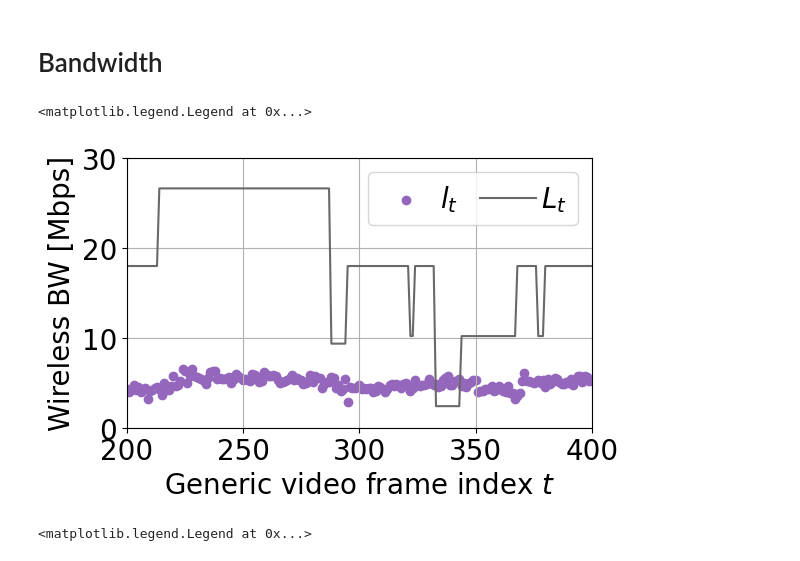
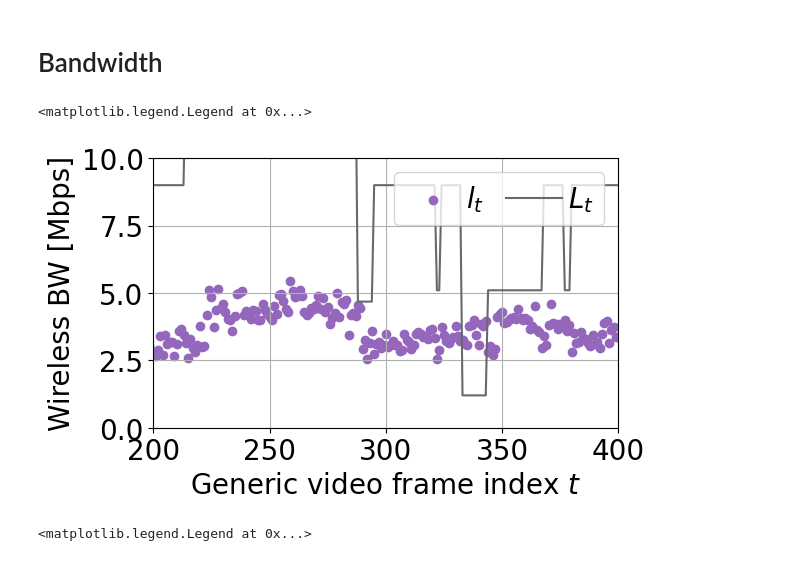
Before and after one commit to Rexyyj/split_DNN_framework, a Jupyter notebook: dynamic_framework_v2/plots/map_drop_journal_v4_bev.ipynb, the cells around one changed output. Saved outputs shown, nothing was run; the diff lists cells and outputs as text; code cells hidden in the pictures.

```diff
--- a/dynamic_framework_v2/plots/map_drop_journal_v4_bev.ipynb
+++ b/dynamic_framework_v2/plots/map_drop_journal_v4_bev.ipynb
@@ -26,9 +26,9 @@ map_df = pd.read_csv("../measurements_bev/test_mtl_5/map.csv")
 cha_df = pd.read_csv("../measurements_bev/test_mtl_5/characteristic.csv")
 mag_df = pd.read_csv("../measurements_bev/test_mtl_5/manager.csv")
 
-jpeg_map_df = pd.read_csv("../measurements_bev/test_ltl_15/map.csv")
-jpeg_cha_df = pd.read_csv("../measurements_bev/test_ltl_15/characteristic.csv")
-jpeg_mag_df = pd.read_csv("../measurements_bev/test_ltl_15/manager.csv")
+jpeg_map_df = pd.read_csv("../measurements_bev/test_ltl_15_1/map.csv")
+jpeg_cha_df = pd.read_csv("../measurements_bev/test_ltl_15_1/characteristic.csv")
+jpeg_mag_df = pd.read_csv("../measurements_bev/test_ltl_15_1/manager.csv")
 
 no_map_df = pd.read_csv("../measurements_bev/test_mtl_hl_5/map.csv")
 no_cha_df = pd.read_csv("../measurements_bev/test_mtl_hl_5/characteristic.csv")
@@ -332,31 +332,31 @@ mag_df.head()
 # %%
 fig, ax1 = plt.subplots(figsize=(6, 3.5))
 ax1.scatter(cha_df["frame_id"].to_numpy(),jpeg_cha_df["consumed_bw"]/1e6,color="tab:purple",label="$l_t$")
 # ax1.scatter(cha_df["frame_id"].to_numpy(),cha_df["consumed_bw"]/1e6,color="tab:cyan",label="Scen-2")
 # ax1.scatter(cha_df["frame_id"].to_numpy(),no_cha_df["consumed_bw"]/1e6,color="tab:olive",label="Scen-3")
-ax1.plot(cha_df["frame_id"].to_numpy(),cha_df["bandwidth"]/1e6, color='dimgray', label="$L_t$")
+ax1.plot(cha_df["frame_id"].to_numpy(),jpeg_cha_df["bandwidth"]/1e6, color='dimgray', label="$L_t$")
 
 # ax2 = ax1.twinx()
 # color = 'dimgray'
 # ax2.set_ylabel('Avail. BW $L_t$ [Mbps]', color=color)  # we already handled the x-label with ax1
 # ax2.plot(cha_df["frame_id"].to_numpy(),cha_df["bandwidth"]/1e6, color=color)
 # ax2.tick_params(axis='y', labelcolor=color)
 
 ax1.set_xlim([200,400])
-ax1.set_ylim([0,30])
+ax1.set_ylim([0,10])
 # ax2.set_ylim([0,10])
 # ax1.legend(ncol=3,loc='lower center', bbox_to_anchor=(0.5, -0.35),fontsize=16)
 ax1.grid()
 ax1.set_xlabel("Generic video frame index $t$")
 ax1.set_ylabel("Wireless BW [Mbps]")
 ax1.legend(ncol=2, loc="upper right",fontsize=20,columnspacing=0.8,handletextpad=0.2)
 
 
 # plt.autoscale(axis="x",tight=True)
 # plt.savefig("../figures/bandwidth_scen1.pdf", bbox_inches='tight')
 # %% [output]
 <matplotlib.legend.Legend at 0x...>
-[figure, old version]
+[figure, new version]
 # %%
 fig, ax1 = plt.subplots(figsize=(6, 3.5))
 # ax1.scatter(cha_df["frame_id"].to_numpy(),jpeg_cha_df["consumed_bw"]/1e6,color="tab:purple",label="Measured")
```
Also changed, not shown: parts of 4 cells of this notebook, 10 other files.
